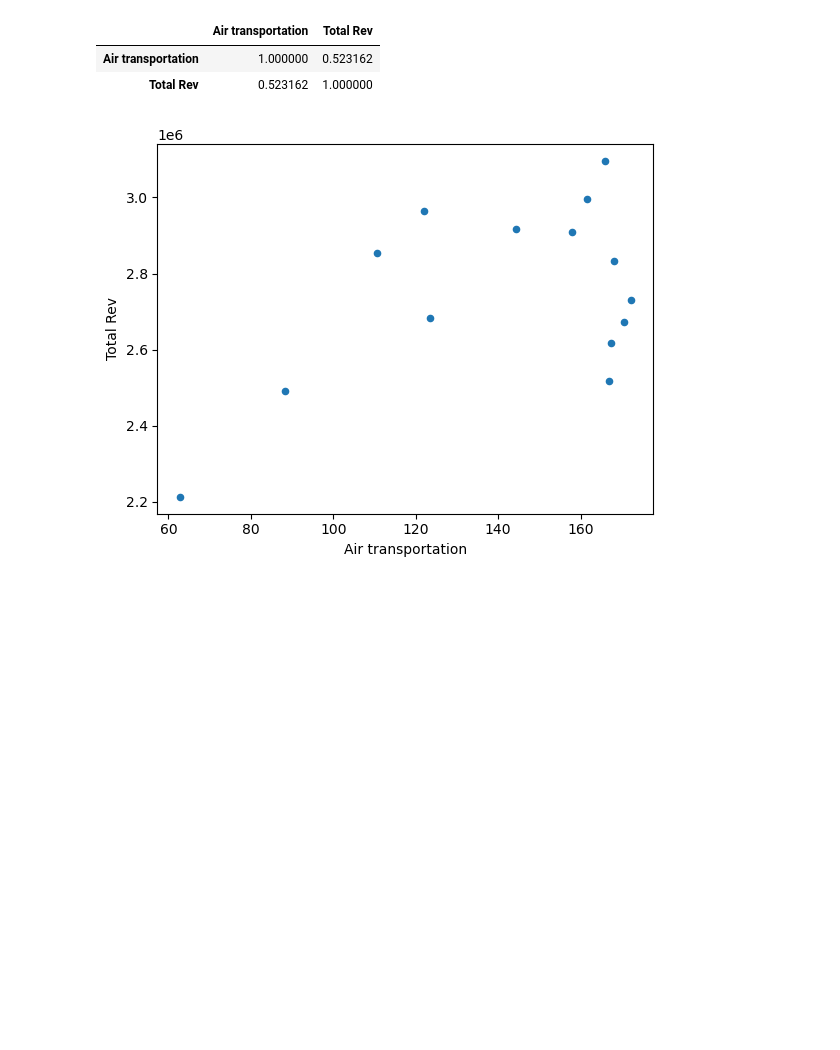
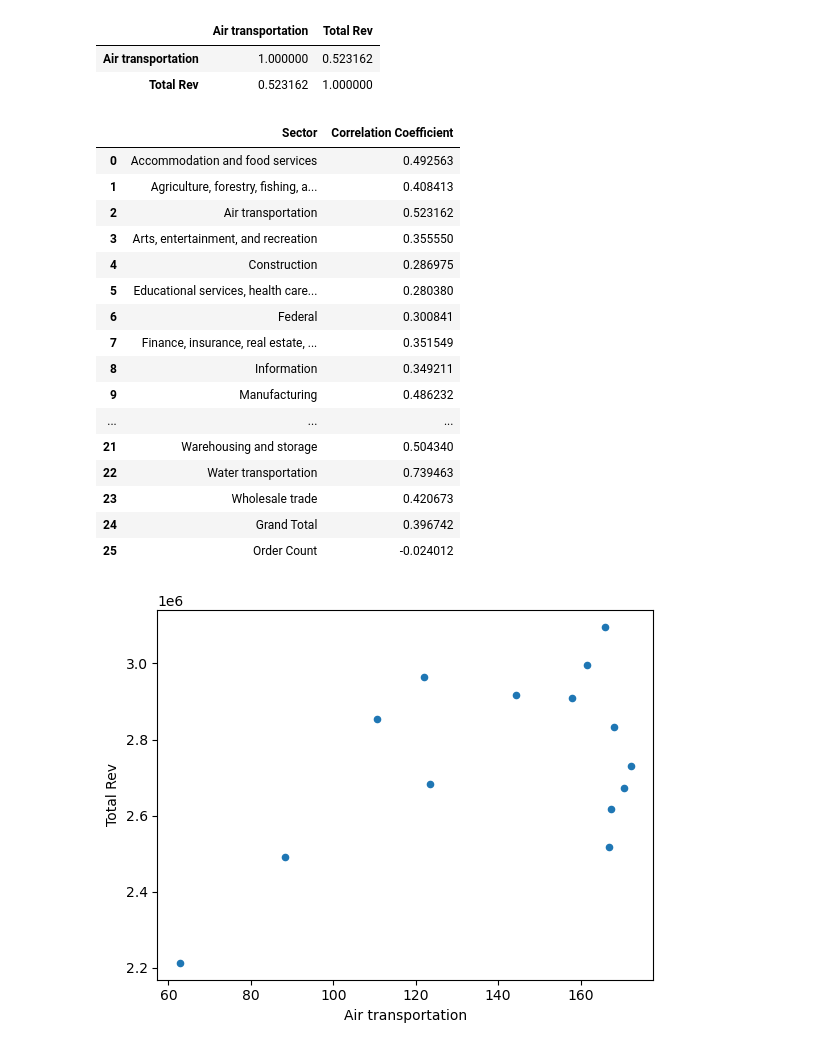
Before and after one commit to JEFFDAVISJR/macroecon-revenue-analysis, a Jupyter notebook: Python/notebook/plots_mc.ipynb, the cells around one changed output. Drawn from its saved outputs; the diff is of its cells as text; code cells hidden in the pictures; blank space fills up the shorter version.

Commit message:
created correlation table with all sectors

```diff
--- a/Python/notebook/plots_mc.ipynb
+++ b/Python/notebook/plots_mc.ipynb
@@ -163,3 +176,32 @@ gdp_rev[['Air transportation', 'Total Rev']].corr()
+# %%
+correlations = []
+
+
+for column in gdp_rev.columns:
+    if column != 'Year-Qtr' and column != 'Total Rev':
+        correlation = gdp_rev[column].corr(gdp_rev['Total Rev'])
+        correlations.append((column, correlation))
+
+correlation_all = pd.DataFrame(correlations, columns=['Sector', 'Correlation Coefficient'])
+correlation_all
+# %% [output]
+|  | Sector | Correlation Coefficient |
+| 0 | Accommodation and food services | 0.492563 |
+| 1 | Agriculture, forestry, fishing, a... | 0.408413 |
+| 2 | Air transportation | 0.523162 |
+| 3 | Arts, entertainment, and recreation | 0.355550 |
+| 4 | Construction | 0.286975 |
+| 5 | Educational services, health care... | 0.280380 |
+| 6 | Federal | 0.300841 |
+| 7 | Finance, insurance, real estate, ... | 0.351549 |
+| 8 | Information | 0.349211 |
+| 9 | Manufacturing | 0.486232 |
+| ... | ... | ... |
+| 21 | Warehousing and storage | 0.504340 |
+| 22 | Water transportation | 0.739463 |
+| 23 | Wholesale trade | 0.420673 |
+| 24 | Grand Total | 0.396742 |
+| 25 | Order Count | -0.024012 |
 # %%
 gdp_rev.plot(kind="scatter", x="Air transportation", y="Total Rev");
 # %% [output]
```
Also changed, not shown: parts of 1 cell of this notebook.
